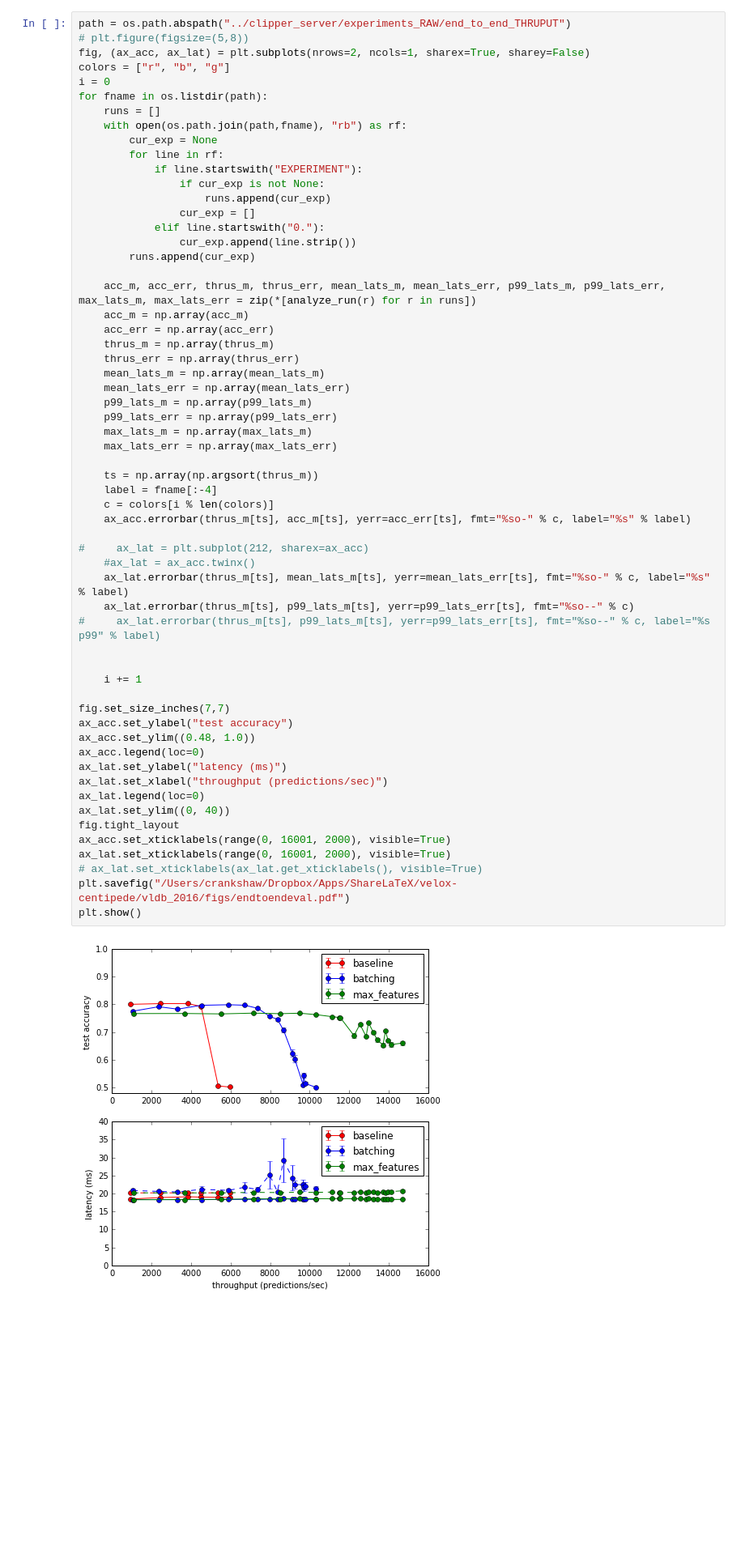
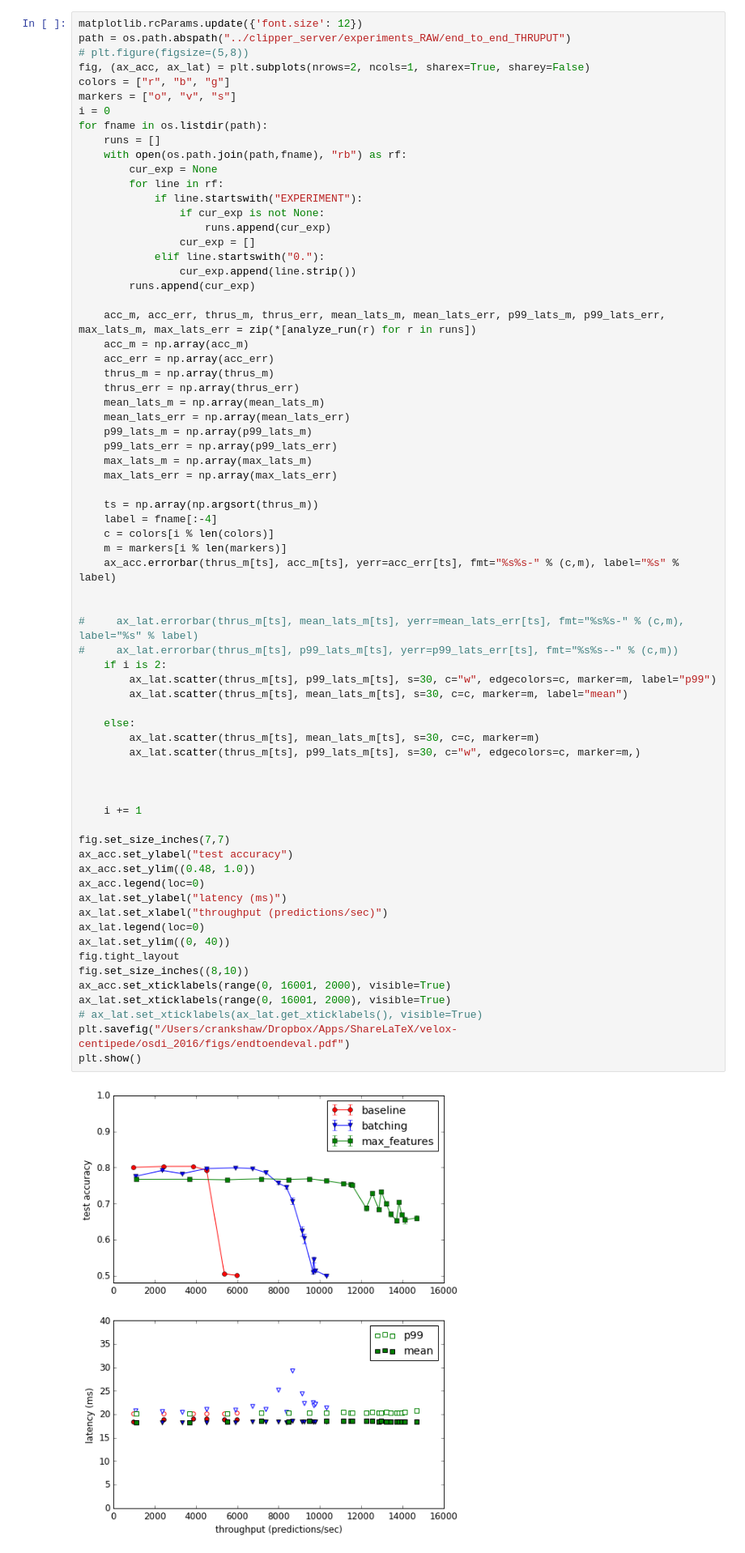
Before and after one commit to amplab/clipper-v0, a Jupyter notebook: analysis/end_to_end_eval.ipynb, the cells around one changed output. Shown at 81% size. Cells and saved outputs as stored; diff of their text form; blank space fills up the shorter version.

Commit message:
updated plots

```diff
--- a/analysis/end_to_end_eval.ipynb
+++ b/analysis/end_to_end_eval.ipynb
@@ -27,10 +28,12 @@ def analyze_run(t):
     max_lats_m, max_lats_err = np.mean(max_lats), np.std(max_lats)/(np.sqrt(len(t) - 1))
     return acc_m, acc_err, thrus_m, thrus_err, mean_lats_m, mean_lats_err, p99_lats_m, p99_lats_err, max_lats_m, max_lats_err
 # %%
+matplotlib.rcParams.update({'font.size': 12})
 path = os.path.abspath("../clipper_server/experiments_RAW/end_to_end_THRUPUT")
 # plt.figure(figsize=(5,8))
 fig, (ax_acc, ax_lat) = plt.subplots(nrows=2, ncols=1, sharex=True, sharey=False)
 colors = ["r", "b", "g"]
+markers = ["o", "v", "s"]
 i = 0
 for fname in os.listdir(path):
     runs = []
@@ -52,38 +55,46 @@ for fname in os.listdir(path):
     thrus_err = np.array(thrus_err)
     mean_lats_m = np.array(mean_lats_m)
     mean_lats_err = np.array(mean_lats_err)
     p99_lats_m = np.array(p99_lats_m)
     p99_lats_err = np.array(p99_lats_err)
     max_lats_m = np.array(max_lats_m)
     max_lats_err = np.array(max_lats_err)
 
     ts = np.array(np.argsort(thrus_m))
     label = fname[:-4]
     c = colors[i % len(colors)]
-    ax_acc.errorbar(thrus_m[ts], acc_m[ts], yerr=acc_err[ts], fmt="%so-" % c, label="%s" % label)
+    m = markers[i % len(markers)]
+    ax_acc.errorbar(thrus_m[ts], acc_m[ts], yerr=acc_err[ts], fmt="%s%s-" % (c,m), label="%s" % label)
 
-#     ax_lat = plt.subplot(212, sharex=ax_acc)
-    #ax_lat = ax_acc.twinx()
-    ax_lat.errorbar(thrus_m[ts], mean_lats_m[ts], yerr=mean_lats_err[ts], fmt="%so-" % c, label="%s" % label)
-    ax_lat.errorbar(thrus_m[ts], p99_lats_m[ts], yerr=p99_lats_err[ts], fmt="%so--" % c)
-#     ax_lat.errorbar(thrus_m[ts], p99_lats_m[ts], yerr=p99_lats_err[ts], fmt="%so--" % c, label="%s p99" % label)
+
+#     ax_lat.errorbar(thrus_m[ts], mean_lats_m[ts], yerr=mean_lats_err[ts], fmt="%s%s-" % (c,m), label="%s" % label)
+#     ax_lat.errorbar(thrus_m[ts], p99_lats_m[ts], yerr=p99_lats_err[ts], fmt="%s%s--" % (c,m))
+    if i is 2:
+        ax_lat.scatter(thrus_m[ts], p99_lats_m[ts], s=30, c="w", edgecolors=c, marker=m, label="p99")
+        ax_lat.scatter(thrus_m[ts], mean_lats_m[ts], s=30, c=c, marker=m, label="mean")
+
+    else:
+        ax_lat.scatter(thrus_m[ts], mean_lats_m[ts], s=30, c=c, marker=m)
+        ax_lat.scatter(thrus_m[ts], p99_lats_m[ts], s=30, c="w", edgecolors=c, marker=m,)
+
 
 
     i += 1
 
 fig.set_size_inches(7,7)
 ax_acc.set_ylabel("test accuracy")
 ax_acc.set_ylim((0.48, 1.0))
 ax_acc.legend(loc=0)
 ax_lat.set_ylabel("latency (ms)")
 ax_lat.set_xlabel("throughput (predictions/sec)")
 ax_lat.legend(loc=0)
 ax_lat.set_ylim((0, 40))
 fig.tight_layout
+fig.set_size_inches((8,10))
 ax_acc.set_xticklabels(range(0, 16001, 2000), visible=True)
 ax_lat.set_xticklabels(range(0, 16001, 2000), visible=True)
 # ax_lat.set_xticklabels(ax_lat.get_xticklabels(), visible=True)
-plt.savefig("/Users/crankshaw/Dropbox/Apps/ShareLaTeX/velox-centipede/vldb_2016/figs/endtoendeval.pdf")
+plt.savefig("/Users/crankshaw/Dropbox/Apps/ShareLaTeX/velox-centipede/osdi_2016/figs/endtoendeval.pdf")
 plt.show()
 # %% [output]
-[figure, old version]
+[figure, new version]
```
Also changed, not shown: parts of 1 cell of this notebook.
